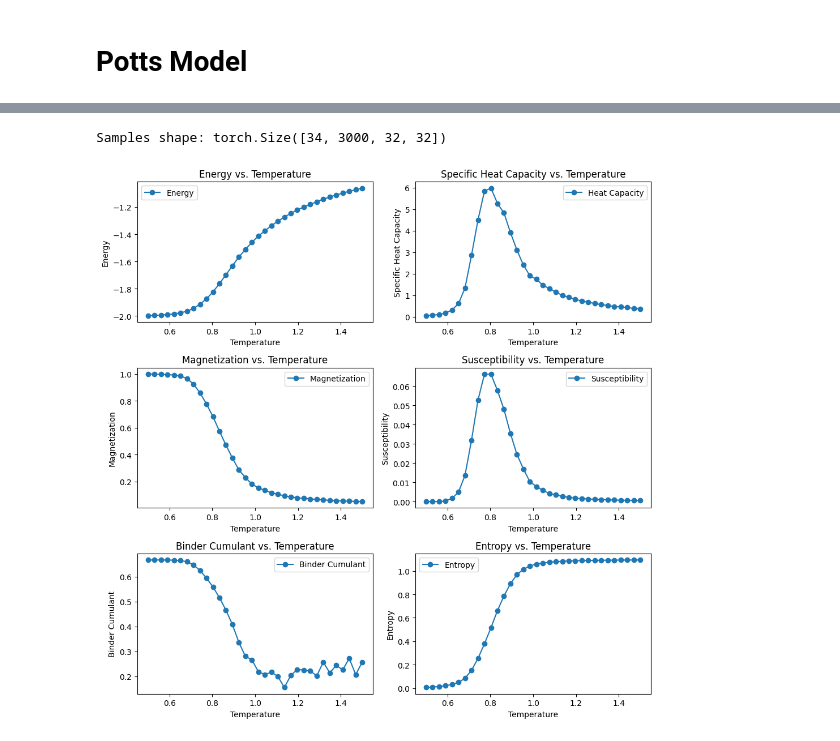
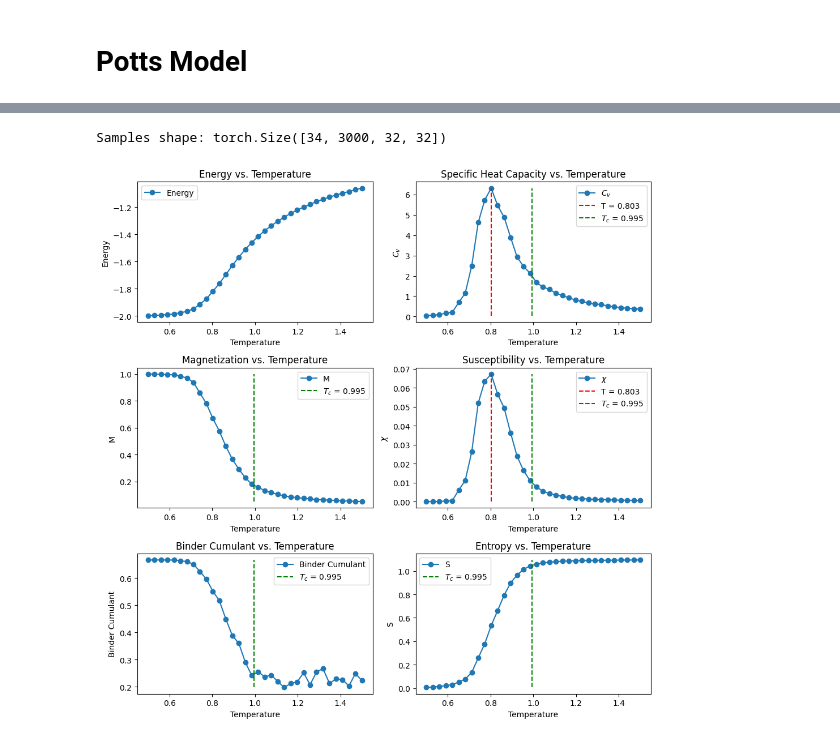
Before and after one commit to ToelUl/Thermal-Phase-Transition-MC-GPU-Simulation, a Jupyter notebook: gpu_mcmc_sampler.ipynb, the cells around one changed output, grey strips where cells are left out. Cells and saved outputs as stored; diff of their text form; code cells hidden in the pictures.

```diff
--- a/gpu_mcmc_sampler.ipynb
+++ b/gpu_mcmc_sampler.ipynb
@@ -1524,6 +1524,7 @@ susceptibility_potts = sampler_potts.compute_susceptibility().cpu().numpy()
 binder_cumulant_potts = sampler_potts.compute_binder_cumulant().cpu().numpy()
 entropy_potts = sampler_potts.compute_entropy().cpu().numpy()
 temp = sampler_potts.T.cpu().numpy()
+tc = 1 / torch.log(1 + torch.sqrt(torch.tensor(q)))
 
 plt.figure(figsize=(10, 10))
 plt.subplot(321)
@@ -1532,42 +1533,51 @@ plt.xlabel('Temperature')
 plt.ylabel('Energy')
 plt.title('Energy vs. Temperature')
 plt.legend()
 plt.subplot(322)
-plt.plot(temp, capacity_potts, label='Heat Capacity', marker='o')
+plt.plot(temp, capacity_potts, label=r'$C_v$', marker='o')
+plt.vlines(temp[capacity_potts.argmax()], capacity_potts.min(), capacity_potts.max(),
+              color='red', linestyle='--', label='T = %.3f' % temp[capacity_potts.argmax()])
+plt.vlines(tc, capacity_potts.min(), capacity_potts.max(), color='green', linestyle='--', label=f'$T_c$ = {tc:.3f}')
 plt.xlabel('Temperature')
-plt.ylabel('Specific Heat Capacity')
+plt.ylabel(r'$C_v$')
 plt.title('Specific Heat Capacity vs. Temperature')
 plt.legend()
 plt.subplot(323)
-plt.plot(temp, magnetization_potts, label='Magnetization', marker='o')
+plt.plot(temp, magnetization_potts, label='M', marker='o')
+plt.vlines(tc, magnetization_potts.min(), magnetization_potts.max(), color='green', linestyle='--', label=f'$T_c$ = {tc:.3f}')
 plt.xlabel('Temperature')
-plt.ylabel('Magnetization')
+plt.ylabel('M')
 plt.title('Magnetization vs. Temperature')
 plt.legend()
 plt.subplot(324)
-plt.plot(temp, susceptibility_potts, label='Susceptibility', marker='o')
+plt.plot(temp, susceptibility_potts, label=r'$\chi$', marker='o')
+plt.vlines(temp[susceptibility_potts.argmax()], susceptibility_potts.min(), susceptibility_potts.max(),
+                color='red', linestyle='--', label='T = %.3f' % temp[susceptibility_potts.argmax()])
+plt.vlines(tc, susceptibility_potts.min(), susceptibility_potts.max(), color='green', linestyle='--', label=f'$T_c$ = {tc:.3f}')
 plt.xlabel('Temperature')
-plt.ylabel('Susceptibility')
+plt.ylabel(r'$\chi$')
 plt.title('Susceptibility vs. Temperature')
 plt.legend()
 plt.subplot(325)
 plt.plot(temp, binder_cumulant_potts, label='Binder Cumulant', marker='o')
+plt.vlines(tc, binder_cumulant_potts.min(), binder_cumulant_potts.max(), color='green', linestyle='--', label=f'$T_c$ = {tc:.3f}')
 plt.xlabel('Temperature')
 plt.ylabel('Binder Cumulant')
 plt.title('Binder Cumulant vs. Temperature')
 plt.legend()
 plt.subplot(326)
-plt.plot(temp, entropy_potts, label='Entropy', marker='o')
+plt.plot(temp, entropy_potts, label='S', marker='o')
+plt.vlines(tc, entropy_potts.min(), entropy_potts.max(), color='green', linestyle='--', label=f'$T_c$ = {tc:.3f}')
 plt.xlabel('Temperature')
-plt.ylabel('Entropy')
+plt.ylabel('S')
 plt.title('Entropy vs. Temperature')
 plt.legend()
 plt.tight_layout()
 plt.show()
 torch.cuda.empty_cache()
 # %% [output]
 Samples shape: torch.Size([34, 3000, 32, 32])
-[figure, old version]
+[figure, new version]
 # %%
 del sampler_potts, samples_potts, energy_potts, capacity_potts, magnetization_potts, susceptibility_potts, temp,
 del n_sweeps, n_therm, decorrelate
```
Also changed, not shown: parts of 6 cells of this notebook, 4 other files.
